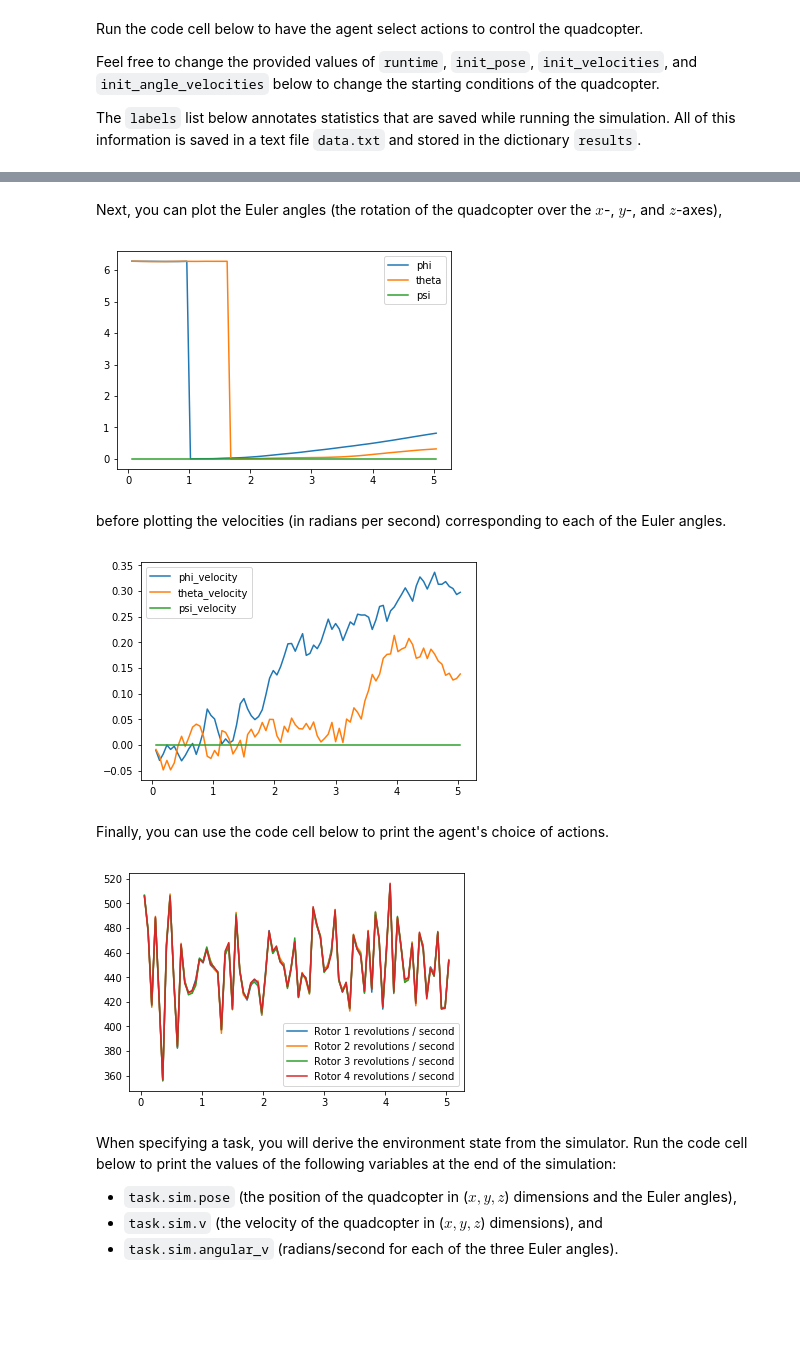
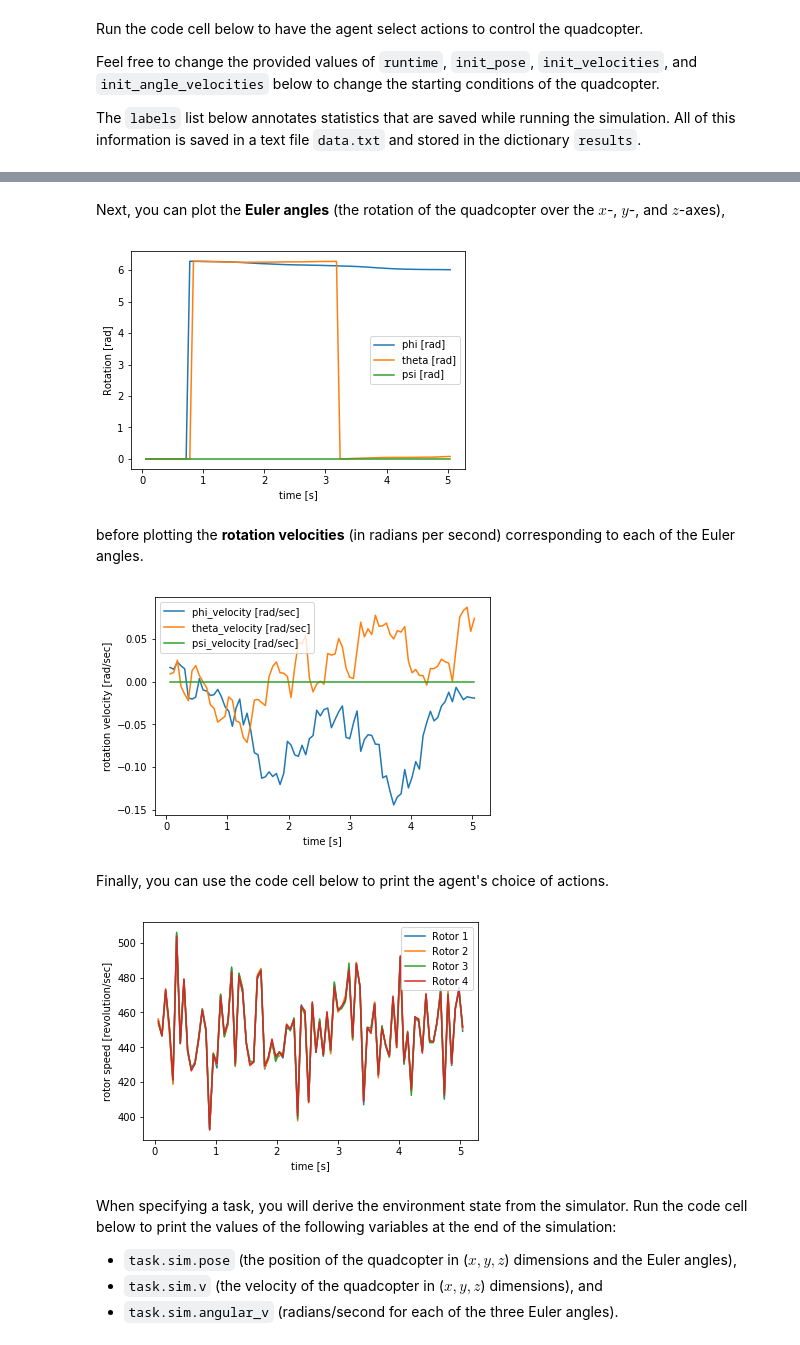
Before and after one commit to parksoy/Soyoung_Udacity_ND_DeepLearning, a Jupyter notebook: 6.Deep_Reinforcement_Learning/RL-Quadcopter-2-master/Quadcopter_Project.ipynb, the cells around one changed output, grey strips where cells are left out. Cells and saved outputs as stored; diff of their text form; code cells hidden in the pictures; blank space fills up the shorter version.

```diff
--- a/6.Deep_Reinforcement_Learning/RL-Quadcopter-2-master/Quadcopter_Project.ipynb
+++ b/6.Deep_Reinforcement_Learning/RL-Quadcopter-2-master/Quadcopter_Project.ipynb
@@ -119,34 +121,40 @@ _ = plt.ylim()
 # %% [markdown]
-Next, you can plot the Euler angles (the rotation of the quadcopter over the $x$-, $y$-, and $z$-axes),
+Next, you can plot the __Euler angles__ (the rotation of the quadcopter over the $x$-, $y$-, and $z$-axes),
 # %%
-plt.plot(results['time'], results['phi'], label='phi')
-plt.plot(results['time'], results['theta'], label='theta')
-plt.plot(results['time'], results['psi'], label='psi')
+plt.plot(results['time'], results['phi'], label='phi [rad]')
+plt.plot(results['time'], results['theta'], label='theta [rad]')
+plt.plot(results['time'], results['psi'], label='psi [rad]')
+plt.xlabel("time [s]")
+plt.ylabel("Rotation [rad]")
 plt.legend()
 _ = plt.ylim()
 # %% [output]
-[figure, old version]
+[figure, new version]
 # %% [markdown]
-before plotting the velocities (in radians per second) corresponding to each of the Euler angles.
+before plotting the __rotation velocities__ (in radians per second) corresponding to each of the Euler angles.
 # %%
-plt.plot(results['time'], results['phi_velocity'], label='phi_velocity')
-plt.plot(results['time'], results['theta_velocity'], label='theta_velocity')
-plt.plot(results['time'], results['psi_velocity'], label='psi_velocity')
+plt.plot(results['time'], results['phi_velocity'], label='phi_velocity [rad/sec]')
+plt.plot(results['time'], results['theta_velocity'], label='theta_velocity [rad/sec]')
+plt.plot(results['time'], results['psi_velocity'], label='psi_velocity [rad/sec]')
+plt.xlabel("time [s]")
+plt.ylabel("rotation velocity [rad/sec]")
 plt.legend()
 _ = plt.ylim()
 # %% [output]
-[figure, old version]
+[figure, new version]
 # %% [markdown]
 Finally, you can use the code cell below to print the agent's choice of actions.
 # %%
-plt.plot(results['time'], results['rotor_speed1'], label='Rotor 1 revolutions / second')
-plt.plot(results['time'], results['rotor_speed2'], label='Rotor 2 revolutions / second')
-plt.plot(results['time'], results['rotor_speed3'], label='Rotor 3 revolutions / second')
-plt.plot(results['time'], results['rotor_speed4'], label='Rotor 4 revolutions / second')
+plt.plot(results['time'], results['rotor_speed1'], label='Rotor 1')
+plt.plot(results['time'], results['rotor_speed2'], label='Rotor 2')
+plt.plot(results['time'], results['rotor_speed3'], label='Rotor 3')
+plt.plot(results['time'], results['rotor_speed4'], label='Rotor 4')
+plt.xlabel("time [s]")
+plt.ylabel("rotor speed [revolution/sec]")
 plt.legend()
 _ = plt.ylim()
 # %% [output]
-[figure, old version]
+[figure, new version]
 # %% [markdown]
 When specifying a task, you will derive the environment state from the simulator.  Run the code cell below to print the values of the following variables at the end of the simulation:
 - `task.sim.pose` (the position of the quadcopter in ($x,y,z$) dimensions and the Euler angles),
```
Also changed, not shown: parts of 8 cells of this notebook, 7 other files.
